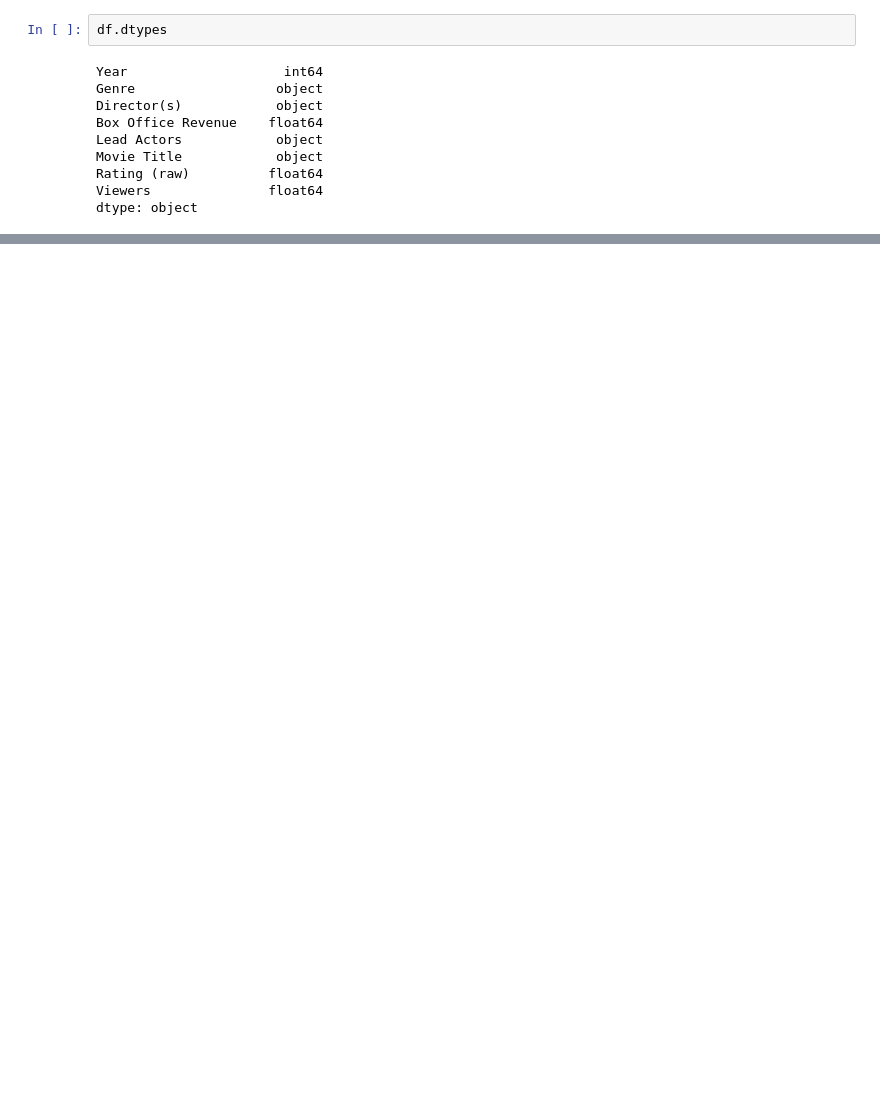
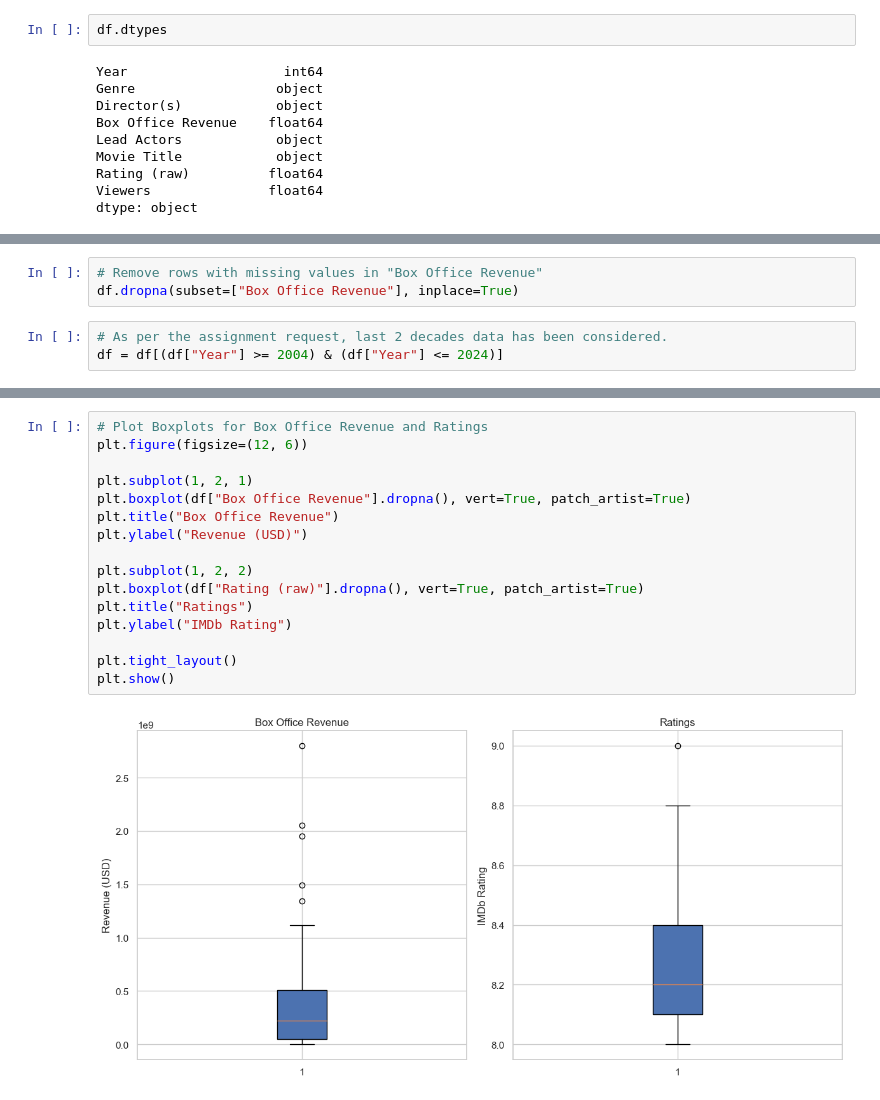
Before and after one commit to BihaniM/-OOP-for-School-Management-System, a Jupyter notebook: IMDB_Analysis.ipynb, the cells around one changed output, grey strips where cells are left out. Cells and saved outputs as stored; diff of their text form; blank space fills up the shorter version.

Commit message:
Q2: Data Pre-processing - Improvements to data cleaning - Peform statistical analysis -Data Visualizations

```diff
--- a/IMDB_Analysis.ipynb
+++ b/IMDB_Analysis.ipynb
@@ -172,0 +174,6 @@ dtype: object
+# %%
+# Remove rows with missing values in "Box Office Revenue"
+df.dropna(subset=["Box Office Revenue"], inplace=True)
+# %%
+# As per the assignment request, last 2 decades data has been considered.
+df = df[(df["Year"] >= 2004) & (df["Year"] <= 2024)]
@@ -172,0 +243,18 @@ dtype: object
+# %%
+# Plot Boxplots for Box Office Revenue and Ratings
+plt.figure(figsize=(12, 6))
+
+plt.subplot(1, 2, 1)
+plt.boxplot(df["Box Office Revenue"].dropna(), vert=True, patch_artist=True)
+plt.title("Box Office Revenue")
+plt.ylabel("Revenue (USD)")
+
+plt.subplot(1, 2, 2)
+plt.boxplot(df["Rating (raw)"].dropna(), vert=True, patch_artist=True)
+plt.title("Ratings")
+plt.ylabel("IMDb Rating")
+
+plt.tight_layout()
+plt.show()
+# %% [output]
+[figure, added]
```
Also changed, not shown: parts of 12 cells of this notebook.
